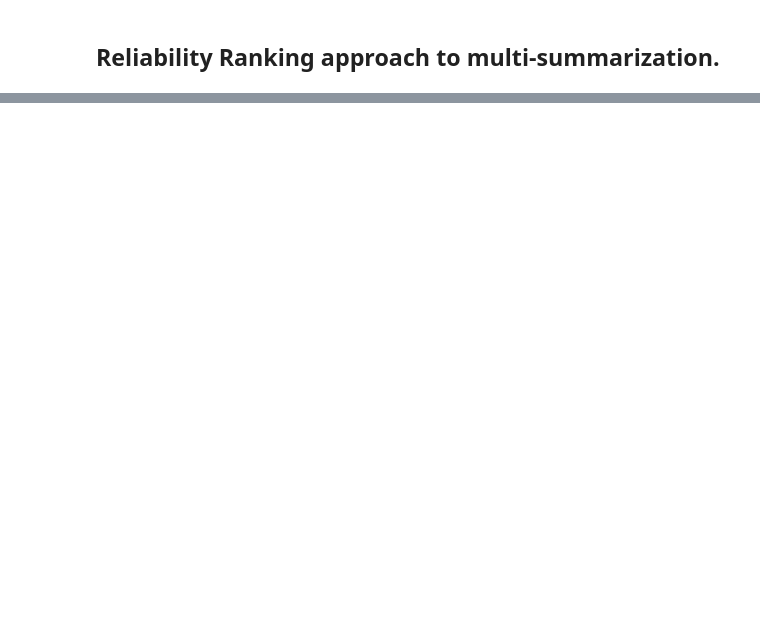
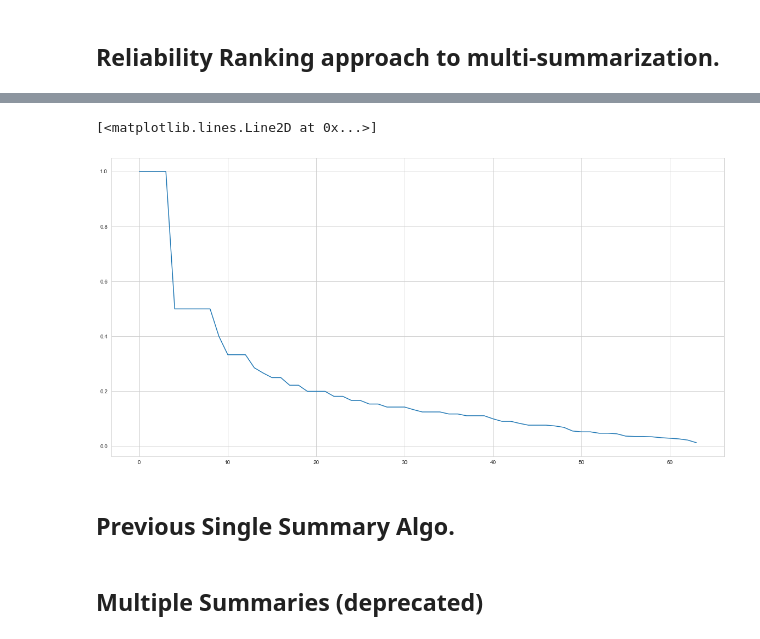
Before and after one commit to llmhyy/comments_summarization, a Jupyter notebook: src/Main.ipynb, the cells around one changed output, grey strips where cells are left out. Cells and saved outputs as stored; diff of their text form; code cells hidden in the pictures; blank space fills up the shorter version.

```diff
--- a/src/Main.ipynb
+++ b/src/Main.ipynb
@@ -713,7 +503,3 @@ def intra_clust_dis_mat(clust, pairwise):
         tmp[tmp_idx0][tmp_idx1] = pairwise[pair[0], pair[1]]
     tmp = tmp + np.transpose(tmp)
     return tmp, sorted_clust
-# %%
-mat, sorted_clust = intra_clust_dis_mat(clusters_dict['0'], dist_mat)
-print(mat)
-print(sorted_clust)
@@ -747,7 +521,10 @@ def choose_salient(dis_mat, sorted_clust):
     """
     :param dis_mat: disimilarity or distance matrix. every value is between 0-1, inclusive.
     :sorted_clust: sorted list of sentence indices corresponding to the indexing of dis_mat.
+    :returns: sentence index of most salient sentence.
     """
     similarity_matrix = 1 - dis_mat
+    #print(similarity_matrix)
     scores = degree_centrality_scores(similarity_matrix, threshold=None)
+    #print(scores)
     return sorted_clust[np.argmax(scores)]
@@ -758,6 +530,0 @@ sents_df.iloc[choose_salient(mat, sorted_clust)]['sentence']
-# %%
-# find top/representative sentence of each cluster.
-top_sentences = dict()
-for clust_idx, clust in clusters_dict.items():
-    intraclust, sorted_clust = intra_clust_dis_mat(clust, dist_mat)
-    display(sents_df.iloc[choose_salient(intraclust, sorted_clust)]['sentence'])
@@ -767,0 +531,9 @@ for clust_idx, clust in clusters_dict.items():
+# %%
+# print out clusters and most salient sentences for each cluster, in descending order of "reliability".
+for score, idx in sorted(scores, reverse=True):
+    print(f"cluster: {idx}")
+    print(f"reliability score: {score}")
+    display(sents_df.iloc[clusters_dict[str(idx)]])
+    intraclust, sorted_clust = intra_clust_dis_mat(clusters_dict[str(idx)], dist_mat)
+    display(sents_df.iloc[choose_salient(intraclust, sorted_clust)]['sentence'])
+    print()
@@ -767,0 +653,11 @@ for clust_idx, clust in clusters_dict.items():
+# %%
+scores = rank_by_reliability(clusters_dict, intercluster_dists, contra_threshold=0.6)
+sorted_clusters = sorted(scores, reverse=True)  # each element is (score, cluster_index)
+scores_only = [score for score, _ in sorted_clusters]
+import matplotlib.pyplot as plt
+plt.plot(scores_only)
+# %% [output]
+[<matplotlib.lines.Line2D at 0x...>]
+[figure, added]
+# %% [markdown]
+## Previous Single Summary Algo.
@@ -767,0 +747,2 @@ for clust_idx, clust in clusters_dict.items():
+# %% [markdown]
+## Multiple Summaries (deprecated)
```
Also changed, not shown: parts of 34 cells of this notebook.
